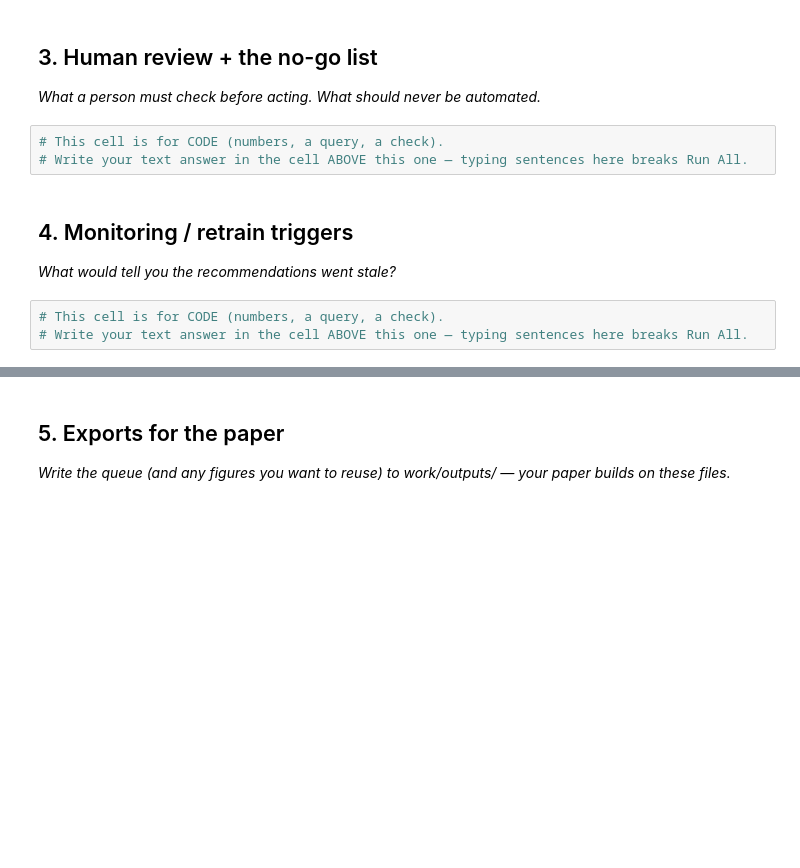
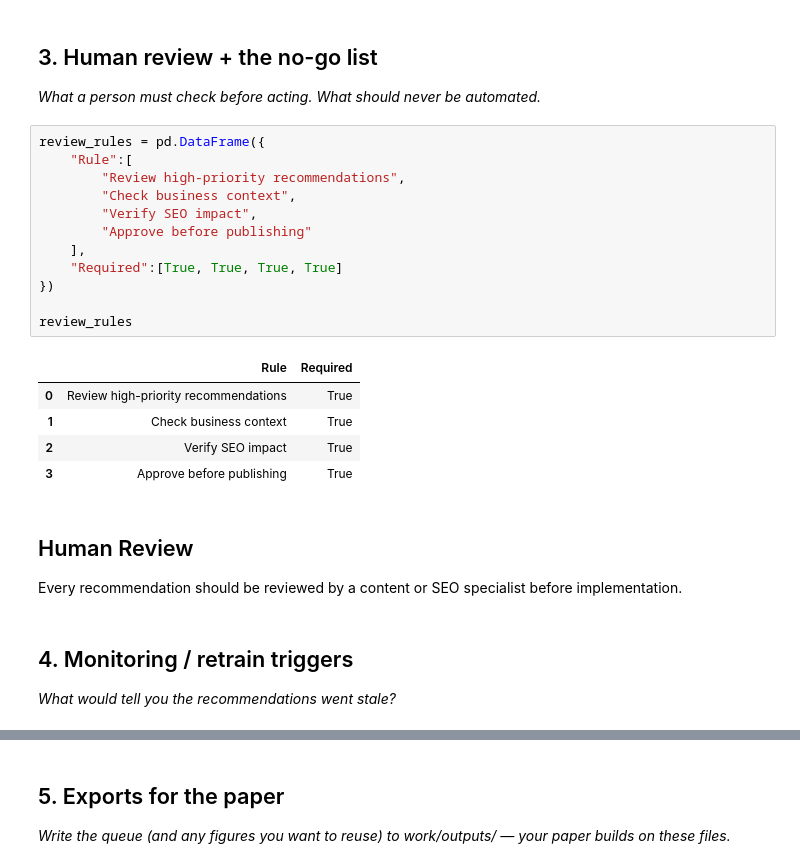
Before and after one commit to prateeky559/FlyrankML, a Jupyter notebook: work/notebooks/w07_action_playbook.ipynb, the cells around one changed output, grey strips where cells are left out. Cells and saved outputs as stored; diff of their text form; blank space fills up the shorter version.

```diff
--- a/work/notebooks/w07_action_playbook.ipynb
+++ b/work/notebooks/w07_action_playbook.ipynb
@@ -24,13 +91,29 @@ This skeleton is yours to fill. Work the sections **in order** — each one has
 ## 3. Human review + the no-go list
 
 *What a person must check before acting. What should never be automated.*
-# %%
-# This cell is for CODE (numbers, a query, a check).
-# Write your text answer in the cell ABOVE this one — typing sentences here breaks Run All.
+# %%
+review_rules = pd.DataFrame({
+    "Rule":[
+        "Review high-priority recommendations",
+        "Check business context",
+        "Verify SEO impact",
+        "Approve before publishing"
+    ],
+    "Required":[True, True, True, True]
+})
+
+review_rules
+# %% [output]
+|  | Rule | Required |
+| 0 | Review high-priority recommendations | True |
+| 1 | Check business context | True |
+| 2 | Verify SEO impact | True |
+| 3 | Approve before publishing | True |
+# %% [markdown]
+## Human Review
+
+Every recommendation should be reviewed by a content or SEO specialist before implementation.
 # %% [markdown]
 ## 4. Monitoring / retrain triggers
 
 *What would tell you the recommendations went stale?*
-# %%
-# This cell is for CODE (numbers, a query, a check).
-# Write your text answer in the cell ABOVE this one — typing sentences here breaks Run All.
```
Also changed, not shown: parts of 13 cells of this notebook.
